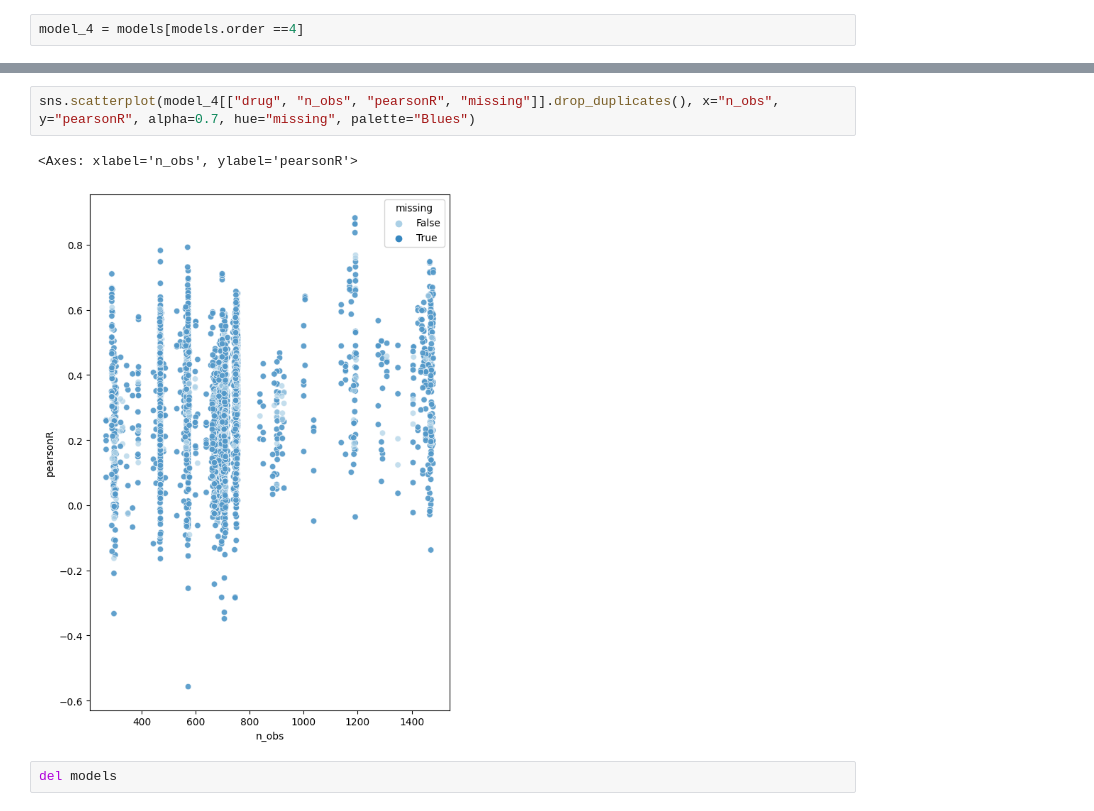
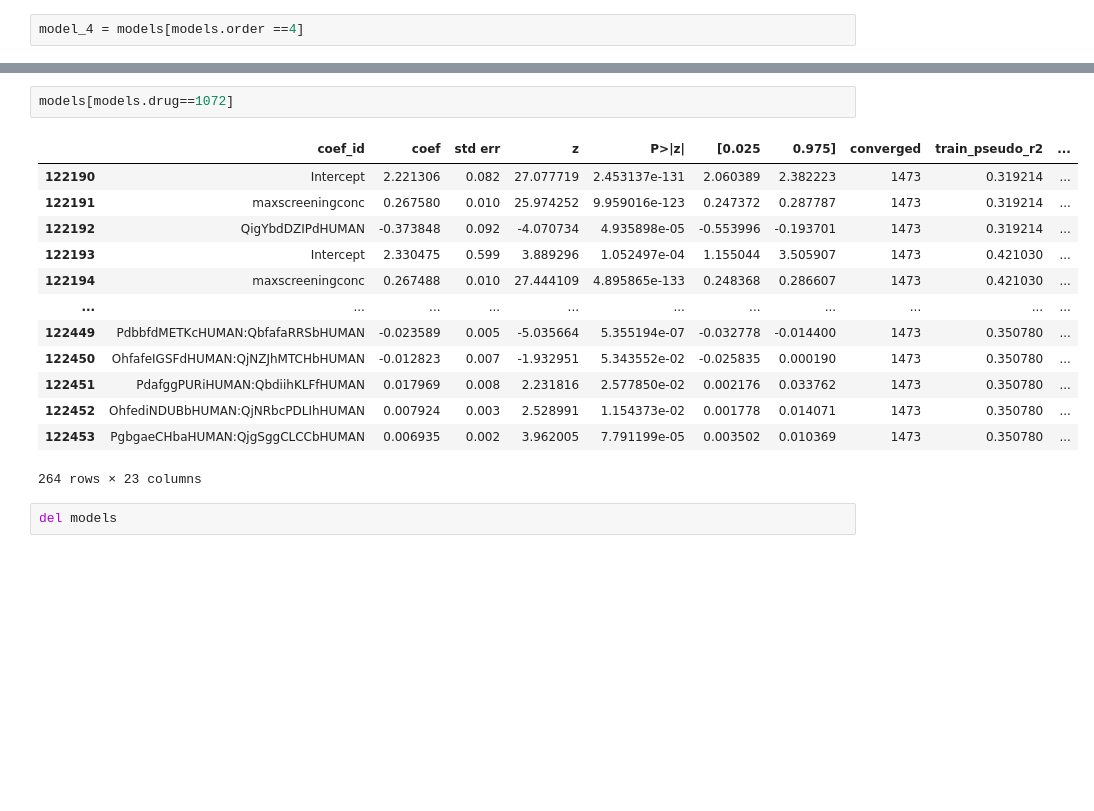
Before and after one commit to Yatish0833/multiomics-synergies, a Jupyter notebook: snakemake/plots.ipynb, the cells around one changed output, grey strips where cells are left out. Drawn from its saved outputs; the diff is of its cells as text; blank space fills up the shorter version.

```diff
--- a/snakemake/plots.ipynb
+++ b/snakemake/plots.ipynb
@@ -139,8 +116,19 @@ See the caveats in the documentation: https://pandas.pydata.org/pandas-docs/stab
-# %%
-sns.scatterplot(model_4[["drug", "n_obs", "pearsonR", "missing"]].drop_duplicates(), x="n_obs", y="pearsonR", alpha=0.7, hue="missing", palette="Blues")
-# %% [output]
-<Axes: xlabel='n_obs', ylabel='pearsonR'>
-[figure, removed]
+# %%
+models[models.drug==1072]
+# %% [output]
+|  | coef_id | coef | std err | z | P>|z| | [0.025 | 0.975] | converged | train_pseudo_r2 | ... |
+| 122190 | Intercept | 2.221306 | 0.082 | 27.077719 | 2.453137e-131 | 2.060389 | 2.382223 | 1473 | 0.319214 | ... |
+| 122191 | maxscreeningconc | 0.267580 | 0.010 | 25.974252 | 9.959016e-123 | 0.247372 | 0.287787 | 1473 | 0.319214 | ... |
+| 122192 | QigYbdDZIPdHUMAN | -0.373848 | 0.092 | -4.070734 | 4.935898e-05 | -0.553996 | -0.193701 | 1473 | 0.319214 | ... |
+| 122193 | Intercept | 2.330475 | 0.599 | 3.889296 | 1.052497e-04 | 1.155044 | 3.505907 | 1473 | 0.421030 | ... |
+| 122194 | maxscreeningconc | 0.267488 | 0.010 | 27.444109 | 4.895865e-133 | 0.248368 | 0.286607 | 1473 | 0.421030 | ... |
+| ... | ... | ... | ... | ... | ... | ... | ... | ... | ... | ... |
+| 122449 | PdbbfdMETKcHUMAN:QbfafaRRSbHUMAN | -0.023589 | 0.005 | -5.035664 | 5.355194e-07 | -0.032778 | -0.014400 | 1473 | 0.350780 | ... |
+| 122450 | OhfafeIGSFdHUMAN:QjNZJhMTCHbHUMAN | -0.012823 | 0.007 | -1.932951 | 5.343552e-02 | -0.025835 | 0.000190 | 1473 | 0.350780 | ... |
+| 122451 | PdafggPURiHUMAN:QbdiihKLFfHUMAN | 0.017969 | 0.008 | 2.231816 | 2.577850e-02 | 0.002176 | 0.033762 | 1473 | 0.350780 | ... |
+| 122452 | OhfediNDUBbHUMAN:QjNRbcPDLIhHUMAN | 0.007924 | 0.003 | 2.528991 | 1.154373e-02 | 0.001778 | 0.014071 | 1473 | 0.350780 | ... |
+| 122453 | PgbgaeCHbaHUMAN:QjgSggCLCCbHUMAN | 0.006935 | 0.002 | 3.962005 | 7.791199e-05 | 0.003502 | 0.010369 | 1473 | 0.350780 | ... |
+264 rows × 23 columns
 # %%
 del models
 # %%
```
Also changed, not shown: parts of 20 cells of this notebook, 9 other files.
